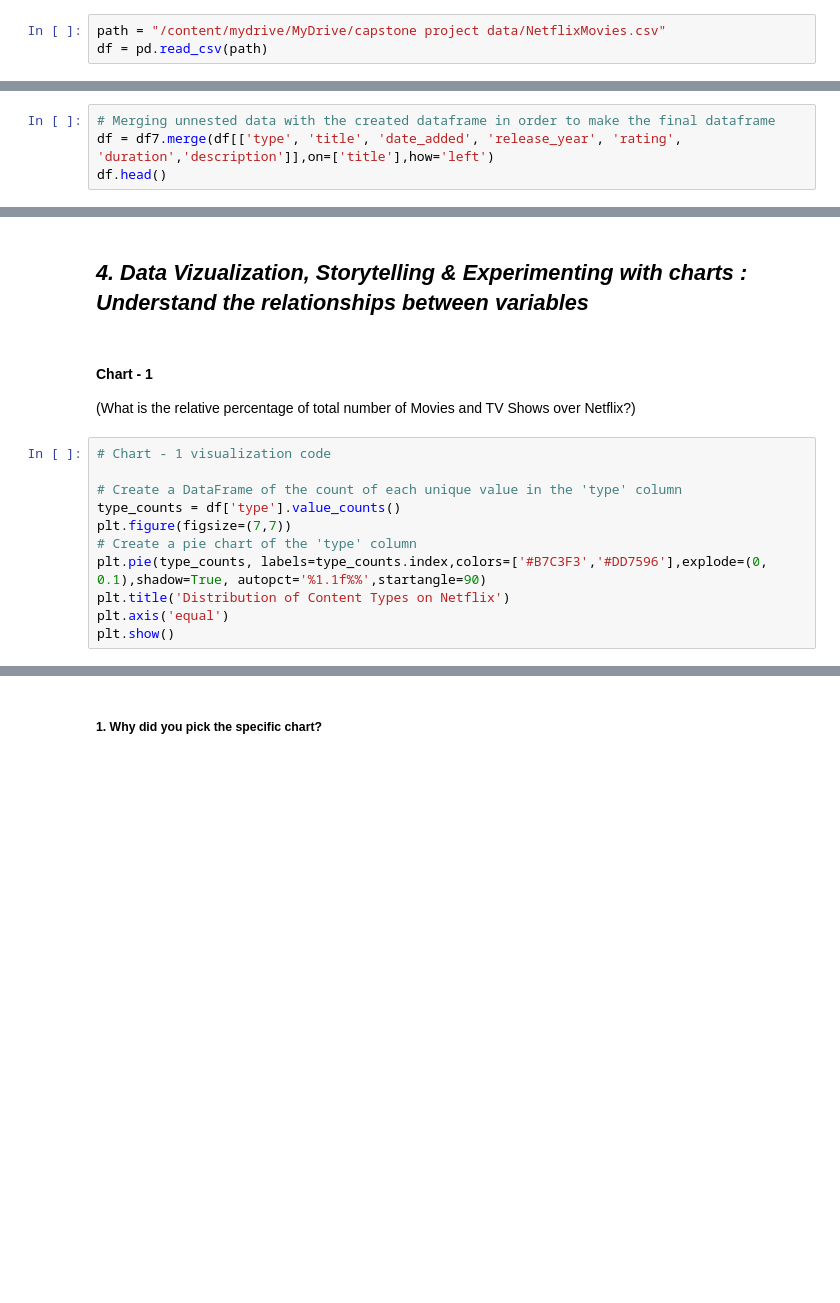
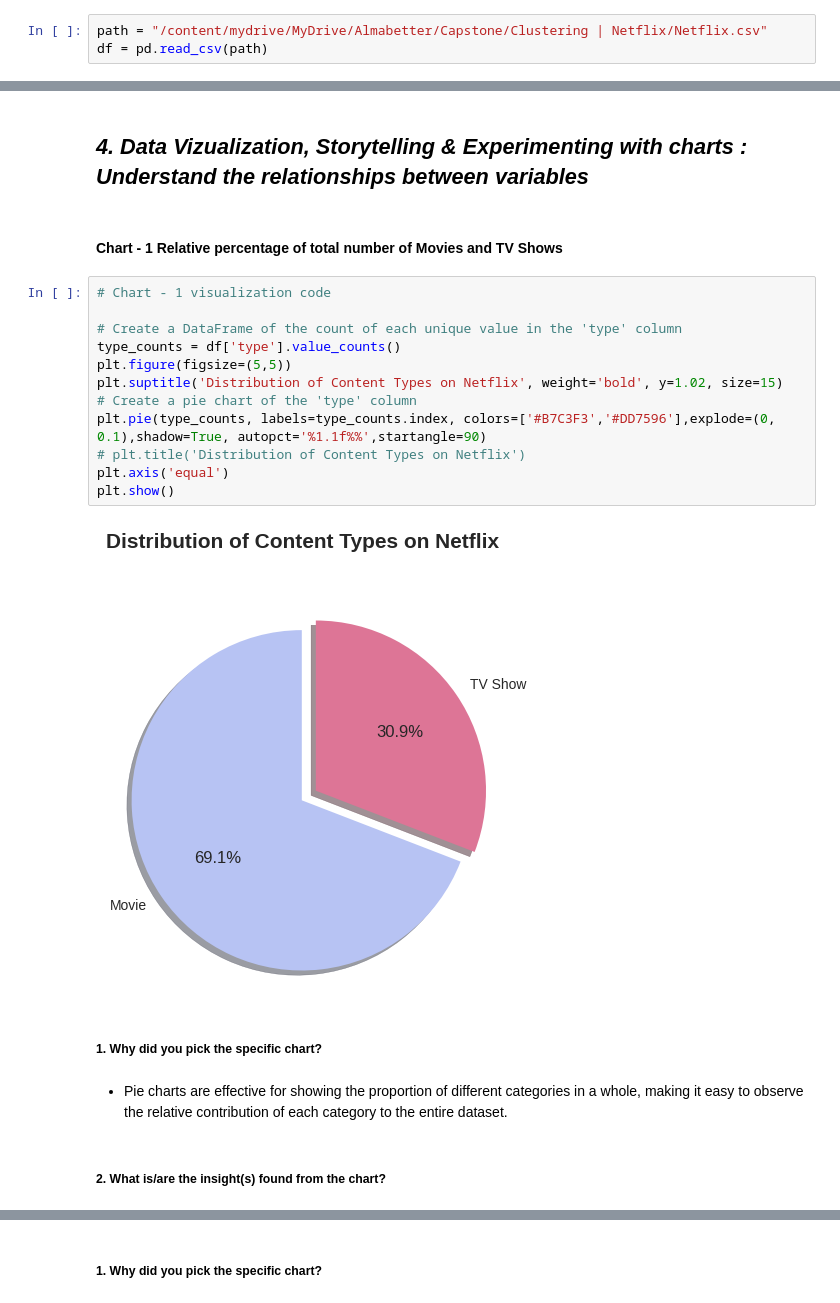
Before and after one commit to kratikajawariya28/Netflix-Movies-and-TV-Shows-Clustering, a Jupyter notebook: Netflix_movie_and_tv_show_clusturing.ipynb, the cells around one changed output, grey strips where cells are left out. Drawn from its saved outputs; the diff is of its cells as text; blank space fills up the shorter version.

```diff
--- a/Netflix_movie_and_tv_show_clusturing.ipynb
+++ b/Netflix_movie_and_tv_show_clusturing.ipynb
@@ -128,5 +146,5 @@ drive.mount('/content/mydrive')
 # %%
-path = "/content/mydrive/MyDrive/capstone project data/NetflixMovies.csv"
+path = "/content/mydrive/MyDrive/Almabetter/Capstone/Clustering | Netflix/Netflix.csv"
 df = pd.read_csv(path)
 # %% [markdown]
 ### Dataset First View
@@ -323,5 +573 @@ Lets merge this dataframe with the original one on the left join to avoid inform
-# %%
-# Merging unnested data with the created dataframe in order to make the final dataframe
-df = df7.merge(df[['type', 'title', 'date_added', 'release_year', 'rating', 'duration','description']],on=['title'],how='left')
-df.head()
 # %% [markdown]
@@ -420,16 +715,24 @@ These steps ensure that the data is well-prepared for further analysis, with fea
 # %% [markdown]
 ## ***4. Data Vizualization, Storytelling & Experimenting with charts : Understand the relationships between variables***
 # %% [markdown]
-#### Chart - 1
-(What is the relative percentage of total number of Movies and TV Shows over Netflix?)
+#### **Chart - 1 Relative percentage of total number of Movies and TV Shows**
 # %%
 # Chart - 1 visualization code
 
 # Create a DataFrame of the count of each unique value in the 'type' column
 type_counts = df['type'].value_counts()
-plt.figure(figsize=(7,7))
+plt.figure(figsize=(5,5))
+plt.suptitle('Distribution of Content Types on Netflix', weight='bold', y=1.02, size=15)
 # Create a pie chart of the 'type' column
-plt.pie(type_counts, labels=type_counts.index,colors=['#B7C3F3','#DD7596'],explode=(0, 0.1),shadow=True, autopct='%1.1f%%',startangle=90)
-plt.title('Distribution of Content Types on Netflix')
+plt.pie(type_counts, labels=type_counts.index, colors=['#B7C3F3','#DD7596'],explode=(0, 0.1),shadow=True, autopct='%1.1f%%',startangle=90)
+# plt.title('Distribution of Content Types on Netflix')
 plt.axis('equal')
 plt.show()
+# %% [output]
+[figure, added]
+# %% [markdown]
+##### 1. Why did you pick the specific chart?
+# %% [markdown]
+- Pie charts are effective for showing the proportion of different categories in a whole, making it easy to observe the relative contribution of each category to the entire dataset.
+# %% [markdown]
+##### 2. What is/are the insight(s) found from the chart?
```
Also changed, not shown: parts of 333 cells of this notebook.
